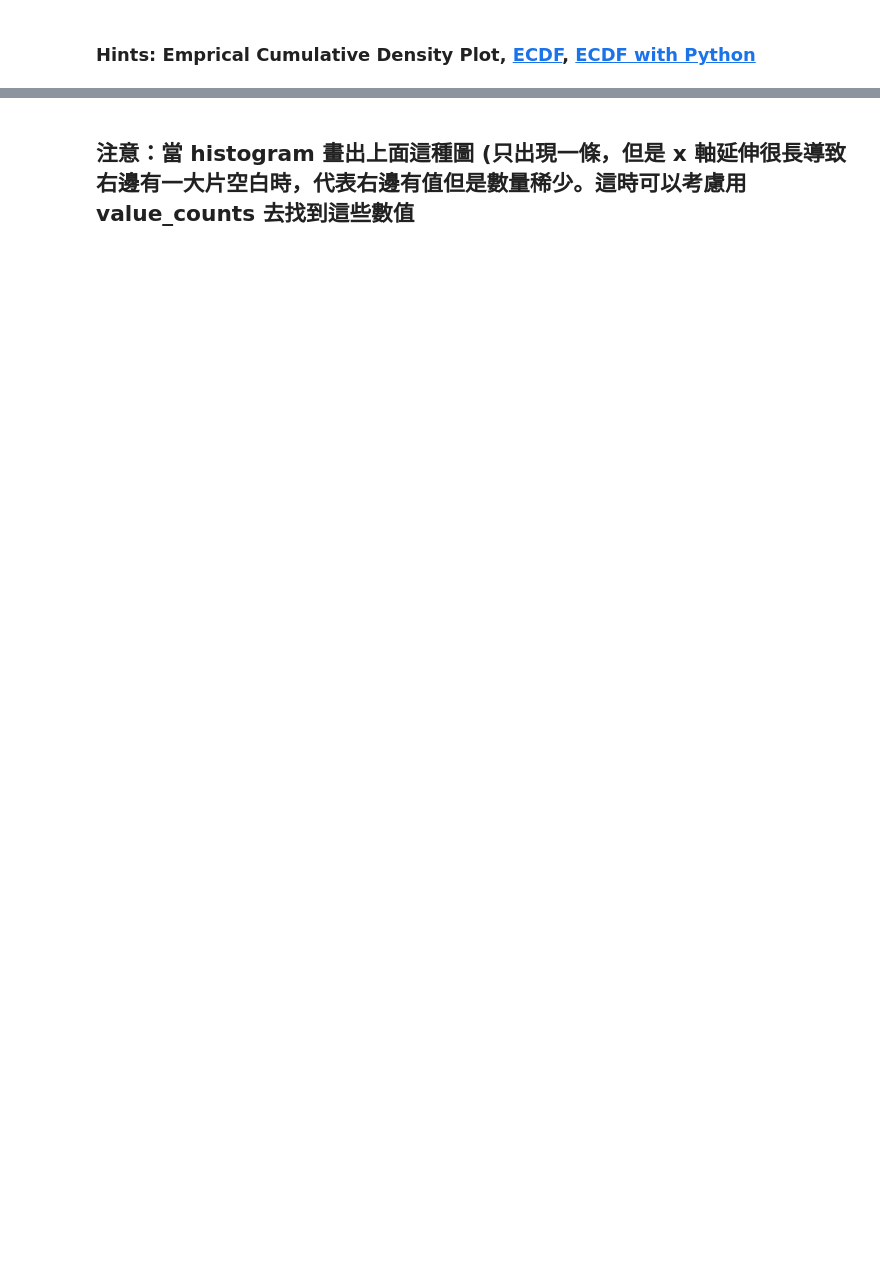
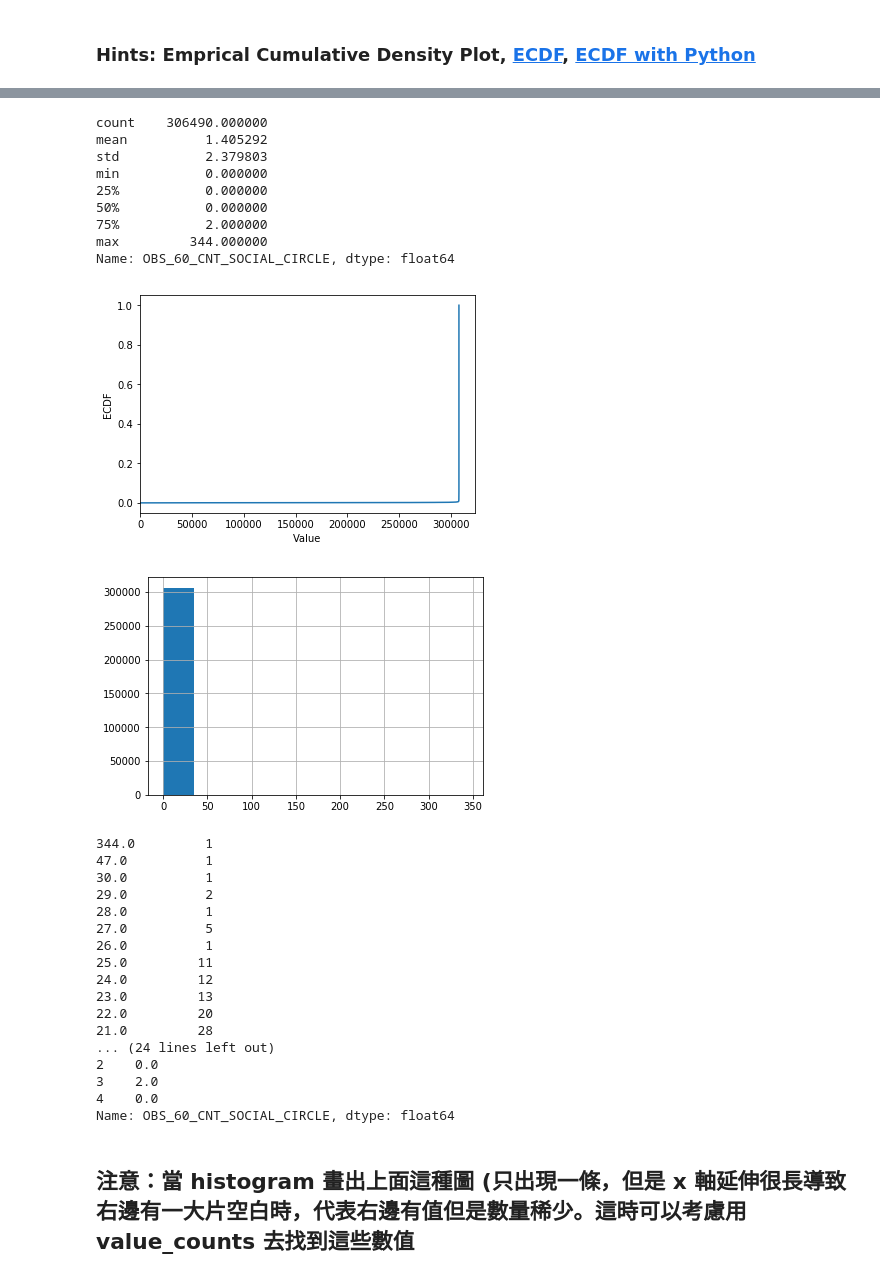
Before and after one commit to luokamars/3rd-ML100Days, a Jupyter notebook: homework/Day_009_HW_test.ipynb, the cells around one changed output, grey strips where cells are left out. Cells and saved outputs as stored; diff of their text form; code cells hidden in the pictures; blank space fills up the shorter version.

```diff
--- a/homework/Day_009_HW_test.ipynb
+++ b/homework/Day_009_HW_test.ipynb
@@ -130,24 +185,55 @@ app_train['REGION_POPULATION_RELATIVE'].value_counts()
 # %%
 # 最大值落在分布之外
 print(app_train['OBS_60_CNT_SOCIAL_CIRCLE'].describe())
 
 # 繪製 Empirical Cumulative Density Plot (ECDF)
-"""
-Your Code Here
-
-cdf =
+cdf_3 = []
+# 繪製 Empirical Cumulative Density Plot (ECDF)
+cdf_3 = app_train.loc[:, ['OBS_60_CNT_SOCIAL_CIRCLE']]
+#use the function on the data
+cdf_3 = cdf_3.sort_values(by=['OBS_60_CNT_SOCIAL_CIRCLE'])
+cdf_3 = cdf_3.reset_index(drop=True)
 
 
 plt.plot(list(cdf.index), cdf/cdf.max())
 plt.xlabel('Value')
 plt.ylabel('ECDF')
 plt.xlim([cdf.index.min() * 0.95, cdf.index.max() * 1.05])
 plt.ylim([-0.05,1.05]) # 限制顯示圖片的範圍
 plt.show()
-"""
+
 app_train['OBS_60_CNT_SOCIAL_CIRCLE'].hist()
 plt.show()
 print(app_train['OBS_60_CNT_SOCIAL_CIRCLE'].value_counts().sort_index(ascending = False))
+# %% [output]
+count    306490.000000
+mean          1.405292
+std           2.379803
+min           0.000000
+25%           0.000000
+50%           0.000000
+75%           2.000000
+max         344.000000
+Name: OBS_60_CNT_SOCIAL_CIRCLE, dtype: float64
+[figure, added]
+[figure, added]
+344.0         1
+47.0          1
+30.0          1
+29.0          2
+28.0          1
+27.0          5
+26.0          1
+25.0         11
+24.0         12
+23.0         13
+22.0         20
+21.0         28
+... (24 lines left out)
+2    0.0
+3    2.0
+4    0.0
+Name: OBS_60_CNT_SOCIAL_CIRCLE, dtype: float64
 # %% [markdown]
 ## 注意：當 histogram 畫出上面這種圖 (只出現一條，但是 x 軸延伸很長導致右邊有一大片空白時，代表右邊有值但是數量稀少。這時可以考慮用 value_counts 去找到這些數值
 # %%
```
Also changed, not shown: parts of 5 cells of this notebook.
